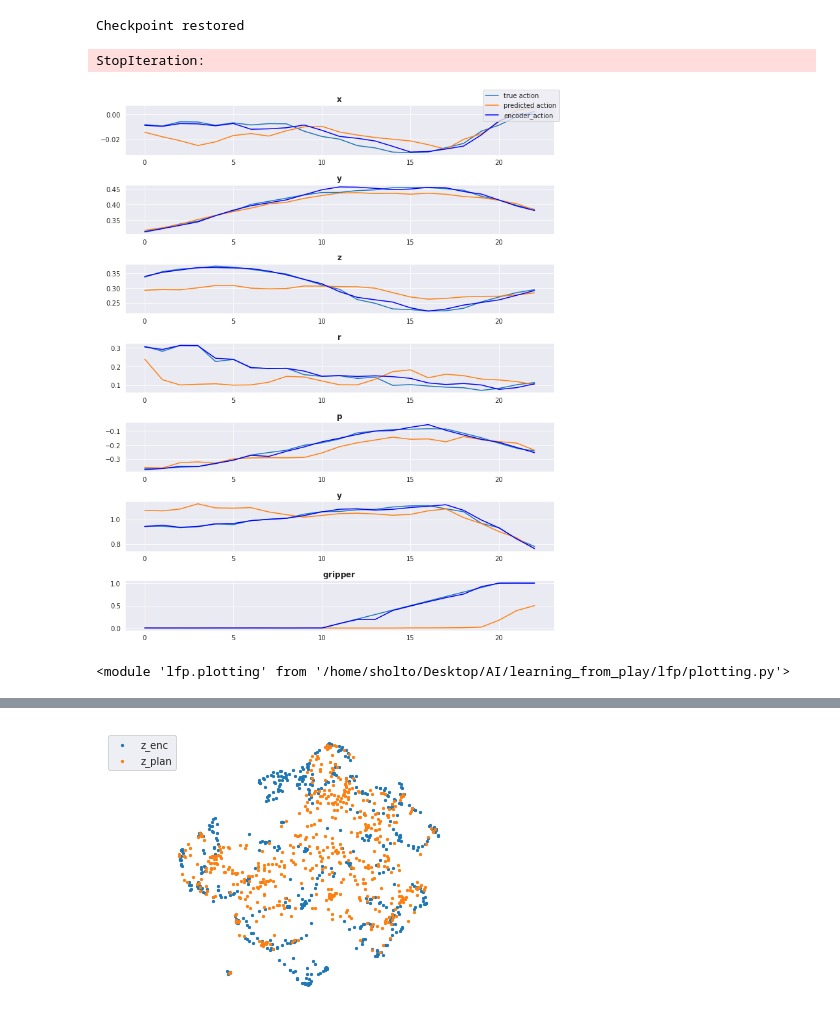
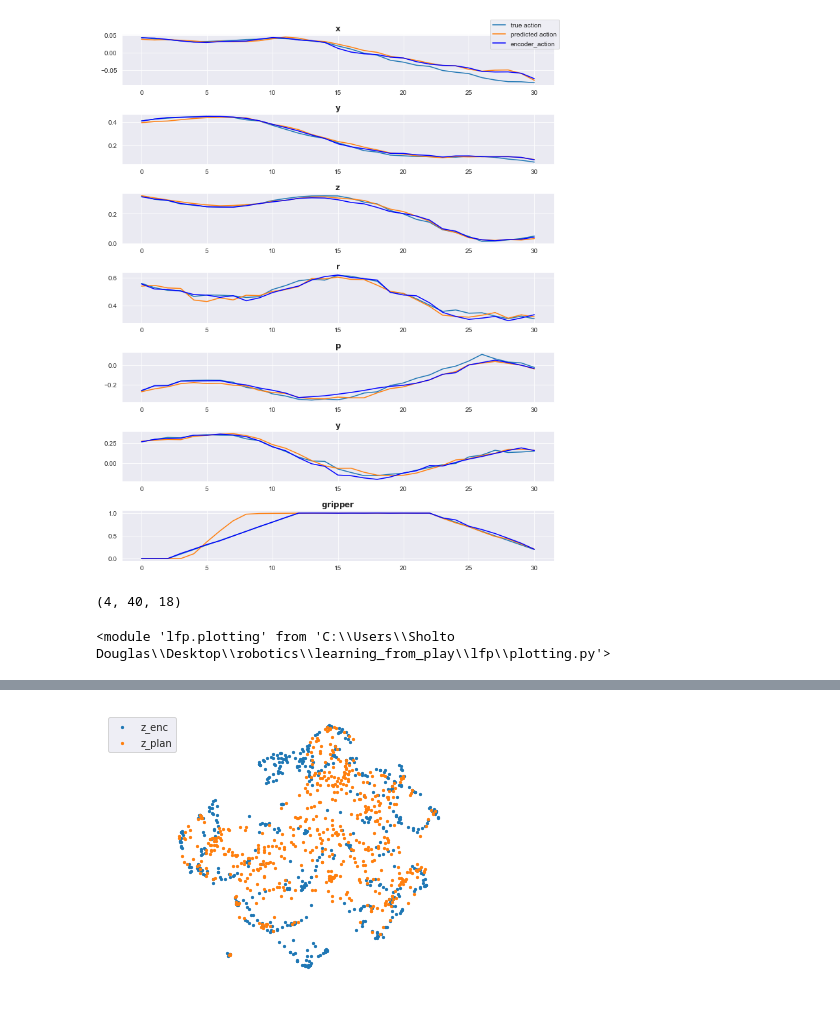
Before and after one commit to sholtodouglas/learning_from_play, a Jupyter notebook: notebooks/Deploy.ipynb, the cells around one changed output, grey strips where cells are left out. Drawn from its saved outputs; the diff is of its cells as text; code cells hidden in the pictures.

```diff
--- a/notebooks/Deploy.ipynb
+++ b/notebooks/Deploy.ipynb
@@ -189,18 +216,3 @@ t_it = iter(train_dataset)
 # %%
-batch = t_it.next()
+batch = v_it.next()
 batch = trainer.make_sequences_variable_length(batch)
-# %%
-
-idx =310
-sq = int(batch['seq_lens'][idx].numpy())
-for i in range(0, 19):
-
-    if i < 8:
-        plt.plot(batch['obs'][idx, :sq , i])
-        a = batch['acts'][idx, :sq,  i]
-        print(a.shape)
-        if args.normalize:
-                a += dl.normalising_constants['acts_mean'][i]
-        plt.plot(a)
-    plt.legend(['obs', 'act'])
-    plt.show()
@@ -261,6 +233,0 @@ else:
-# %%
-trainer = lfp.train.LFPTrainer(args, actor, dl, encoder, planner, cnn)
-# %%
-trainer.load_weights(path, from_checkpoint=True)
-# %% [output]
-Checkpoint restored
@@ -269,33 +234,26 @@ v_it = iter(valid_dataset)
-# %%
-
-batch = v_it.next()
-# %% [output]
-StopIteration:
 # %%
-
-batch = trainer.make_sequences_variable_length(batch)
-enc_policy, plan_policy, encoding, plan = trainer.step(batch)
+enc_policy, plan_policy, encoding, plan, indices, actions, masks, seq_lens, sentence_embeddings = trainer.step(batch)
 # %%
 #@title Plot timeseries of state/action tracking over time - xyz q1234 gripper
 import seaborn as sns
 sns.set_style("darkgrid")
 
-idx = 7
+idx = 1
 seq_len = tf.cast(batch['seq_lens'][idx], tf.int32)
 x = np.arange(seq_len)
 labels = ['x','y','z','r','p','y','gripper']
 fig, axes = plt.subplots(dl.act_dim, 1, figsize=(10,12), squeeze=True)
 for i in range(dl.act_dim):
     #sns.lineplot(x, acts[idx,:seq_len,i], color='r', ax=axes[i])
     axes[i].plot(batch['acts'][idx,:seq_len,i])
     axes[i].plot(plan_policy[idx, :seq_len,i])
     #sns.lineplot(x, pred_acts[idx, :seq_len,i], color='g', ax=axes[i])
     if not args.gcbc:
       sns.lineplot(x, enc_policy[idx, :seq_len,i], color='b', ax=axes[i])
       axes[i].set_title(f'$\\bf{labels[i]}$')
 
 fig.legend( ('true action', 'predicted action', 'encoder_action'))
 plt.tight_layout()
 plt.show()
 # %% [output]
-[figure, old version]
+[figure, new version]
@@ -308,5 +264,14 @@ import importlib
+# %%
+batches = [trainer.make_sequences_variable_length(v_it.next()) for i in range(0,2)]
+super_batch = {}
+for k in batch.keys():
+    super_batch[k] = np.concatenate([b[k] for b in batches])
+super_batch['obs'].shape
+# %% [output]
+(4, 40, 18)
 # %%
-importlib.reload(lfp)
-importlib.reload(lfp.plotting)
+from importlib import reload
+reload(lfp)
+reload(lfp.plotting)
 # %% [output]
-<module 'lfp.plotting' from '/home/sholto/Desktop/AI/learning_from_play/lfp/plotting.py'>
+<module 'lfp.plotting' from 'C:\\Users\\Sholto Douglas\\Desktop\\robotics\\learning_from_play\\lfp\\plotting.py'>
```
Also changed, not shown: parts of 25 cells of this notebook, 8 other files.
